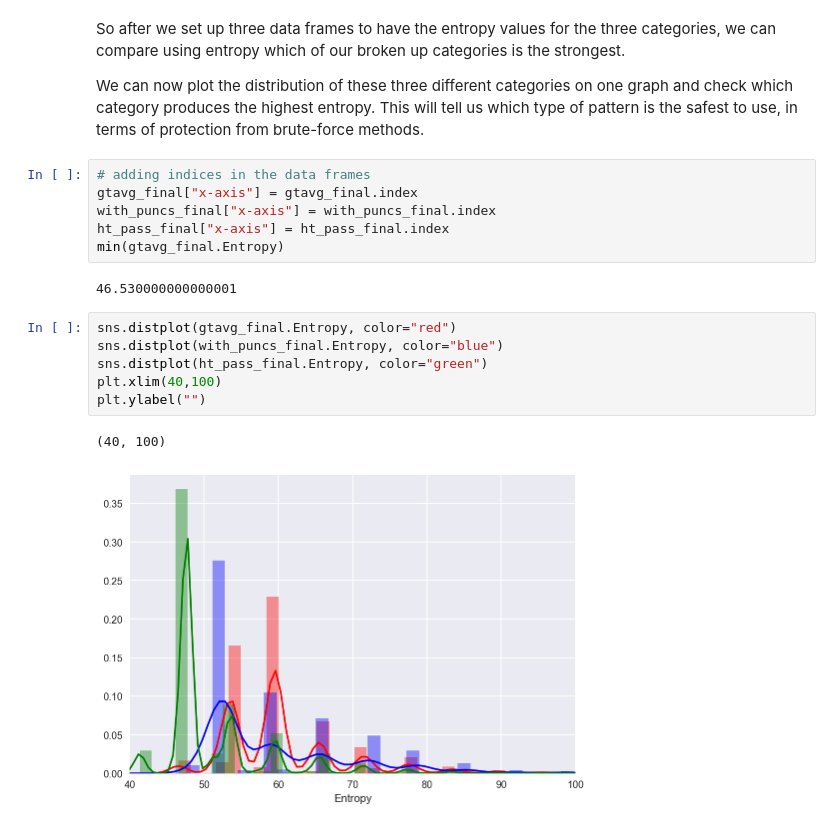
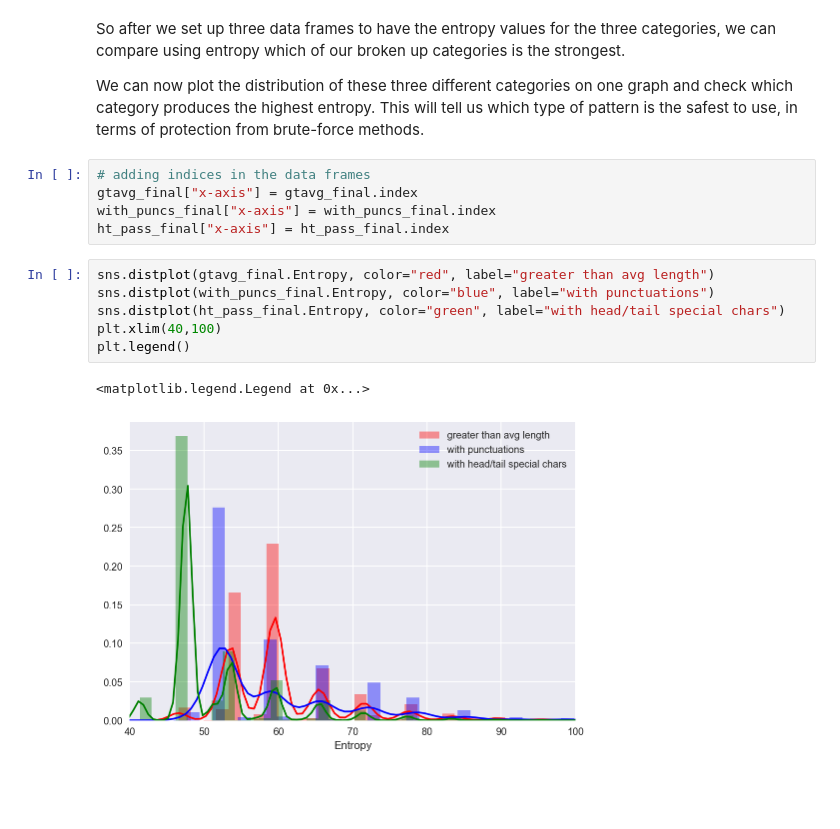
Before and after one commit to yatin-kapur/password-analysis, a Jupyter notebook: password analysis.ipynb, the cells around one changed output. Saved outputs shown, nothing was run; the diff lists cells and outputs as text; blank space fills up the shorter version.

```diff
--- a/password analysis.ipynb
+++ b/password analysis.ipynb
@@ -388,15 +388,12 @@ We can now plot the distribution of these three different categories on one grap
 gtavg_final["x-axis"] = gtavg_final.index
 with_puncs_final["x-axis"] = with_puncs_final.index
 ht_pass_final["x-axis"] = ht_pass_final.index
-min(gtavg_final.Entropy)
-# %% [output]
-46.530000000000001
 # %%
-sns.distplot(gtavg_final.Entropy, color="red")
-sns.distplot(with_puncs_final.Entropy, color="blue")
-sns.distplot(ht_pass_final.Entropy, color="green")
+sns.distplot(gtavg_final.Entropy, color="red", label="greater than avg length")
+sns.distplot(with_puncs_final.Entropy, color="blue", label="with punctuations")
+sns.distplot(ht_pass_final.Entropy, color="green", label="with head/tail special chars")
 plt.xlim(40,100)
-plt.ylabel("")
+plt.legend()
 # %% [output]
-(40, 100)
+<matplotlib.legend.Legend at 0x...>
-[figure, old version]
+[figure, new version]
```
Also changed, not shown: parts of 6 cells of this notebook.
